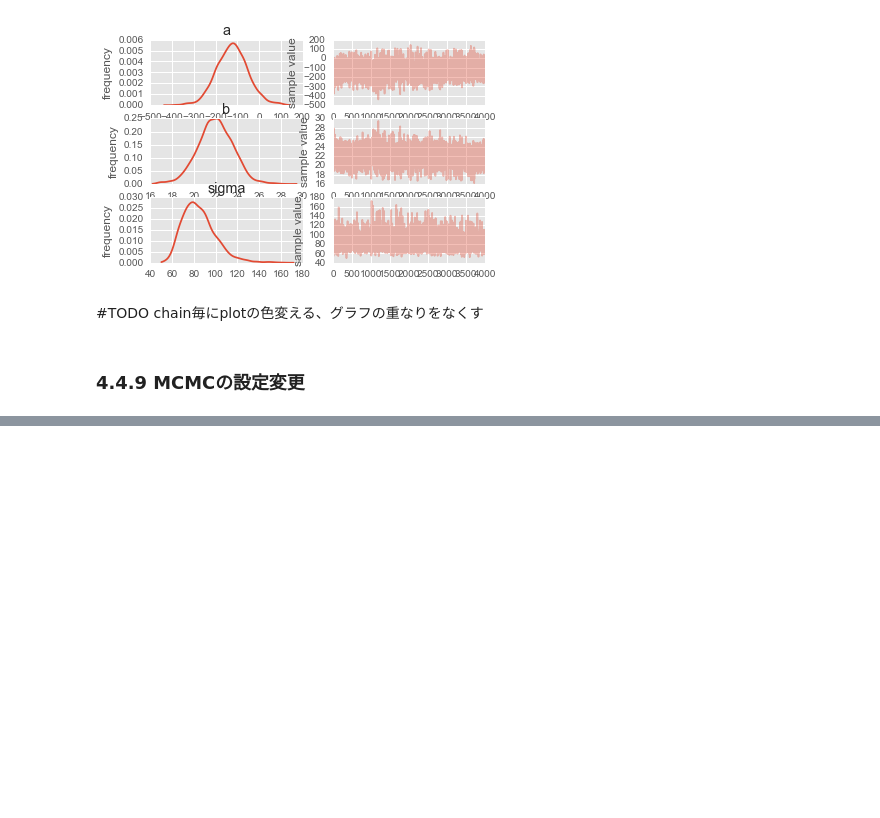
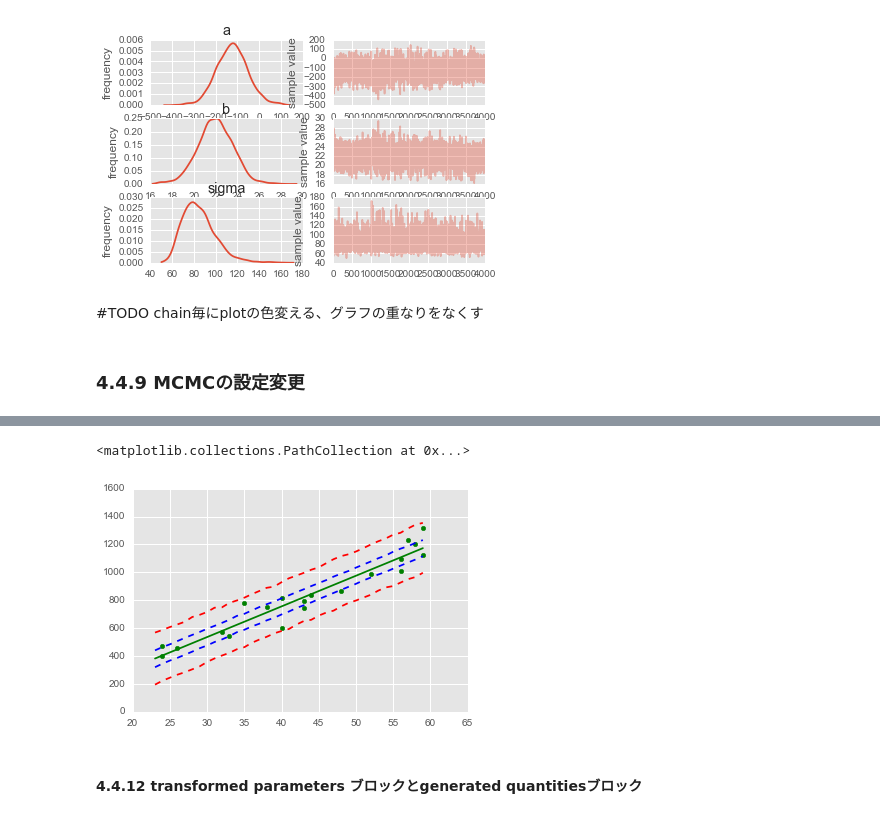
Before and after one commit to hmj/r-stan-stats-modeling-in-python, a Jupyter notebook: chap04/ohnishi/chapter4.ipynb, the cells around one changed output, grey strips where cells are left out. Saved outputs shown, nothing was run; the diff lists cells and outputs as text; code cells hidden in the pictures; blank space fills up the shorter version.

```diff
--- a/chap04/ohnishi/chapter4.ipynb
+++ b/chap04/ohnishi/chapter4.ipynb
@@ -155,0 +183,3 @@ with open("tmp/4-4-9stanmodel.model", "wb") as f:
+# %%
+N_mcmc = len(ms["lp__"])
+y50_base = ms["a"] + ms["b"] * 50
@@ -155,0 +231,26 @@ with open("tmp/4-4-9stanmodel.model", "wb") as f:
+# %%
+# mu=y_base, sigma=sigmaの正規分布よりサンプリング
+pred_low_95 = []
+pred_upp_95 = []
+pred_low_50 = []
+pred_upp_50 = []
+for _y in y_new:
+    y_sample = np.random.normal(_y, ms["sigma"], size=N_mcmc)
+    pred_95 = np.percentile(y_sample,[2.5,97.5])
+    pred_50 = np.percentile(y_sample,[25,75])
+    pred_low_95.append(pred_95[0])
+    pred_upp_95.append(pred_95[1])
+    pred_low_50.append(pred_50[0])
+    pred_upp_50.append(pred_50[1])
+# %%
+plt.plot(X_new, y_med, '-', color='g')
+plt.plot(X_new, pred_low_95, '--', color='r')
+plt.plot(X_new, pred_upp_95, '--', color='r')
+plt.plot(X_new, pred_low_50, '--', color='b')
+plt.plot(X_new, pred_upp_50, '--', color='b')
+plt.scatter(X, y, color='g')
+# %% [output]
+<matplotlib.collections.PathCollection at 0x...>
+[figure, added]
+# %% [markdown]
+#### 4.4.12 transformed parameters ブロックとgenerated quantitiesブロック
```
Also changed, not shown: parts of 30 cells of this notebook, 2 other files.
